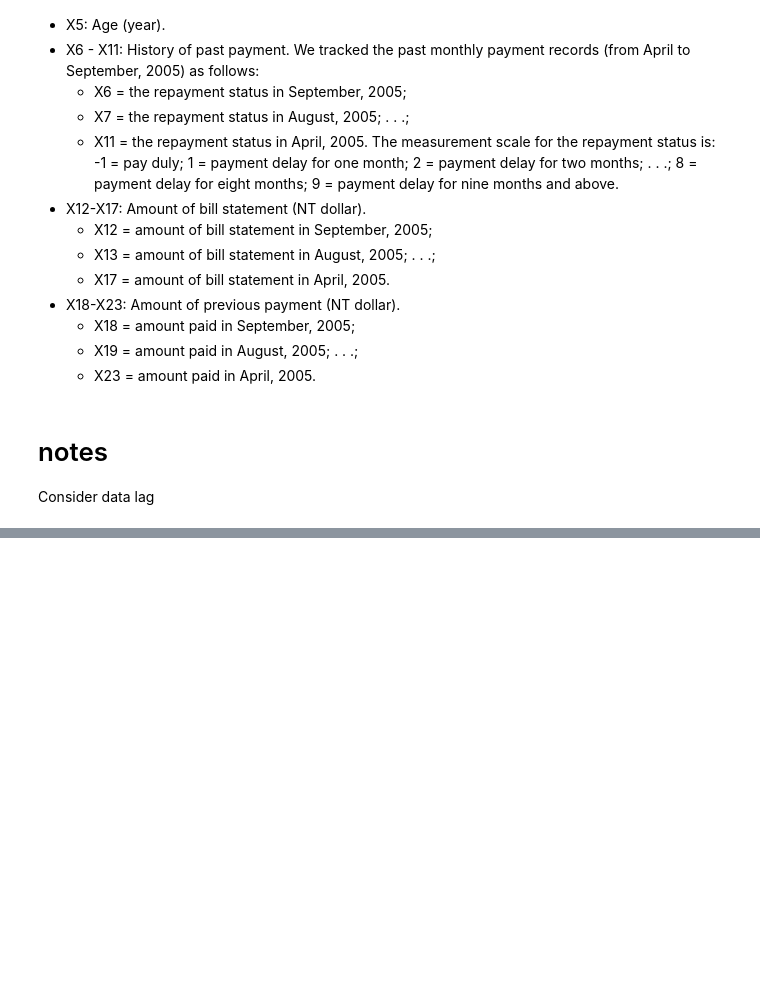
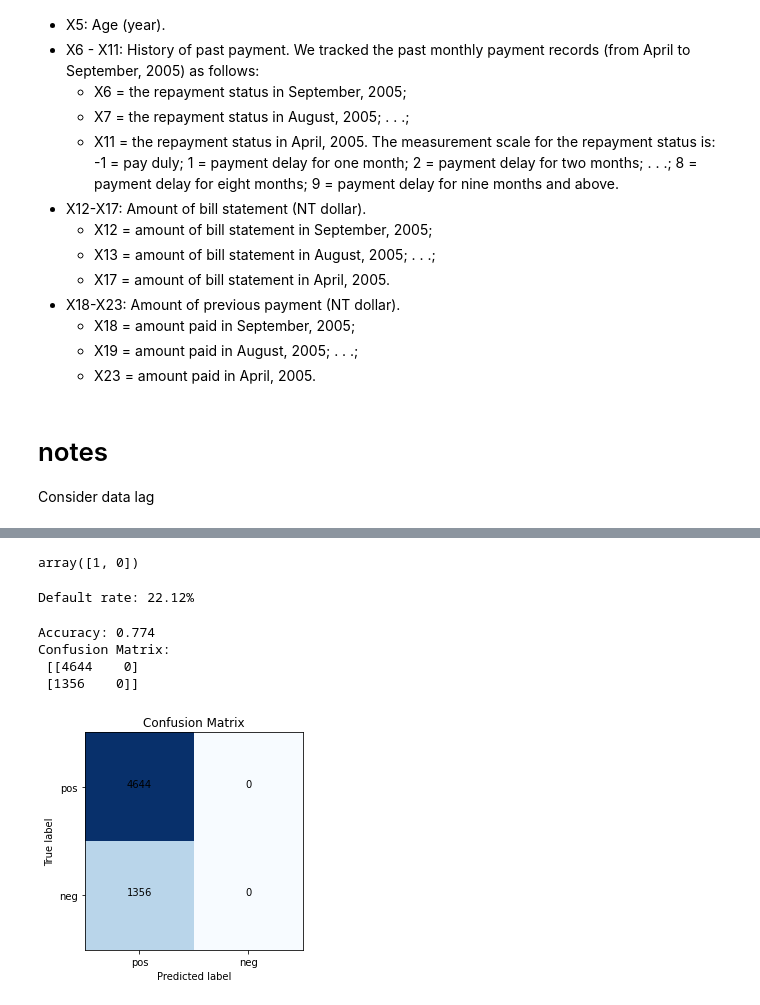
Before and after one commit to VedanshiShah7/Machine-Learning-In-Finance, a Jupyter notebook: mini-project1.ipynb, the cells around one changed output, grey strips where cells are left out. Saved outputs shown, nothing was run; the diff lists cells and outputs as text; code cells hidden in the pictures; blank space fills up the shorter version.

```diff
--- a/mini-project1.ipynb
+++ b/mini-project1.ipynb
@@ -230,0 +233,5 @@ Consider data lag
+# %%
+import pandas as pd
+credit_card_data = pd.read_csv('/Users/vedanshi/Desktop/MLF/UCI_Credit_Card.csv')
+credit_card = credit_card_data.dropna()
+credit_card.head()
@@ -230,0 +258,5 @@ Consider data lag
+# %%
+credit_card['avg_pay'] = credit_card[["PAY_0", "PAY_2", "PAY_3", "PAY_4", "PAY_5", "PAY_6"]].mean(axis=1)
+credit_card['avg_bill_amt'] = credit_card[["BILL_AMT1", "BILL_AMT2", "BILL_AMT3", "BILL_AMT4", "BILL_AMT5", "BILL_AMT6"]].mean(axis=1)
+credit_card['avg_pay_amt'] = credit_card[["PAY_AMT1", "PAY_AMT2", "PAY_AMT3", "PAY_AMT4", "PAY_AMT5", "PAY_AMT6"]].mean(axis=1)
+credit_card
@@ -230,0 +277,69 @@ Consider data lag
+# %%
+# 1=yes, 0=no
+credit_card['default.payment.next.month'].unique()
+# %% [output]
+array([1, 0])
+# %%
+# Count the number of defaults
+default_count = credit_card['default.payment.next.month'].sum()
+
+# Count the total number of credit card holders
+total_count = len(credit_card)
+
+# Calculate the default rate as a percentage
+default_rate = default_count / total_count * 100
+
+print('Default rate: {:.2f}%'.format(default_rate))
+# %% [output]
+Default rate: 22.12%
+# %%
+import pandas as pd
+import numpy as np
+from sklearn.model_selection import train_test_split
+from sklearn.linear_model import LogisticRegression
+from sklearn.metrics import accuracy_score, confusion_matrix
+
+df = credit_card
+
+# Split the data into train and test sets
+X = df[['LIMIT_BAL','SEX', 'EDUCATION', 'MARRIAGE', 'AGE','avg_pay', 'avg_bill_amt', 'avg_pay_amt']]
+y = df["default.payment.next.month"]
+X_train, X_test, y_train, y_test = train_test_split(X, y, test_size=0.2)
+
+# Train the model
+model = LogisticRegression()
+model.fit(X_train, y_train)
+
+# Predict the default rate
+y_pred = model.predict(X_test)
+
+# Calculate the accuracy
+accuracy = accuracy_score(y_test, y_pred)
+print("Accuracy:", accuracy)
+
+# Plot the confusion matrix
+cm = confusion_matrix(y_test, y_pred)
+print("Confusion Matrix:\n", cm)
+
+import matplotlib.pyplot as plt
+# not sure of the labels == we might wanna change it hehe
+plt.imshow(cm, cmap=plt.cm.Blues)
+plt.title("Confusion Matrix")
+plt.xlabel("Predicted label")
+plt.ylabel("True label")
+
+tick_marks = np.arange(2)
+plt.xticks(tick_marks, ['pos', 'neg'])
+plt.yticks(tick_marks, ['pos', 'neg'])
+
+for i in range(2):
+    for j in range(2):
+        plt.text(j, i, cm[i, j], horizontalalignment="center")
+
+plt.show()
+# %% [output]
+Accuracy: 0.774
+Confusion Matrix:
+ [[4644    0]
+ [1356    0]]
+[figure, added]
```
Also changed, not shown: parts of 6 cells of this notebook.
